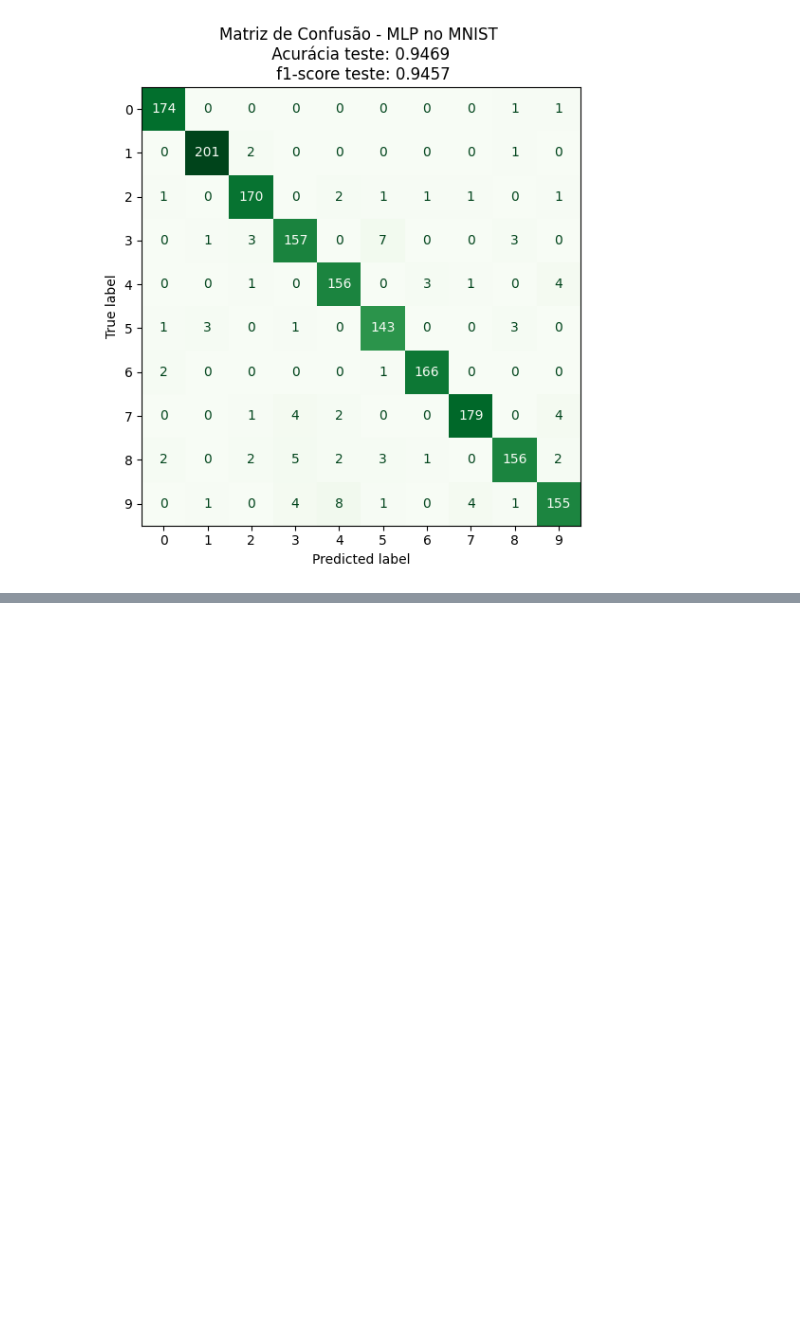
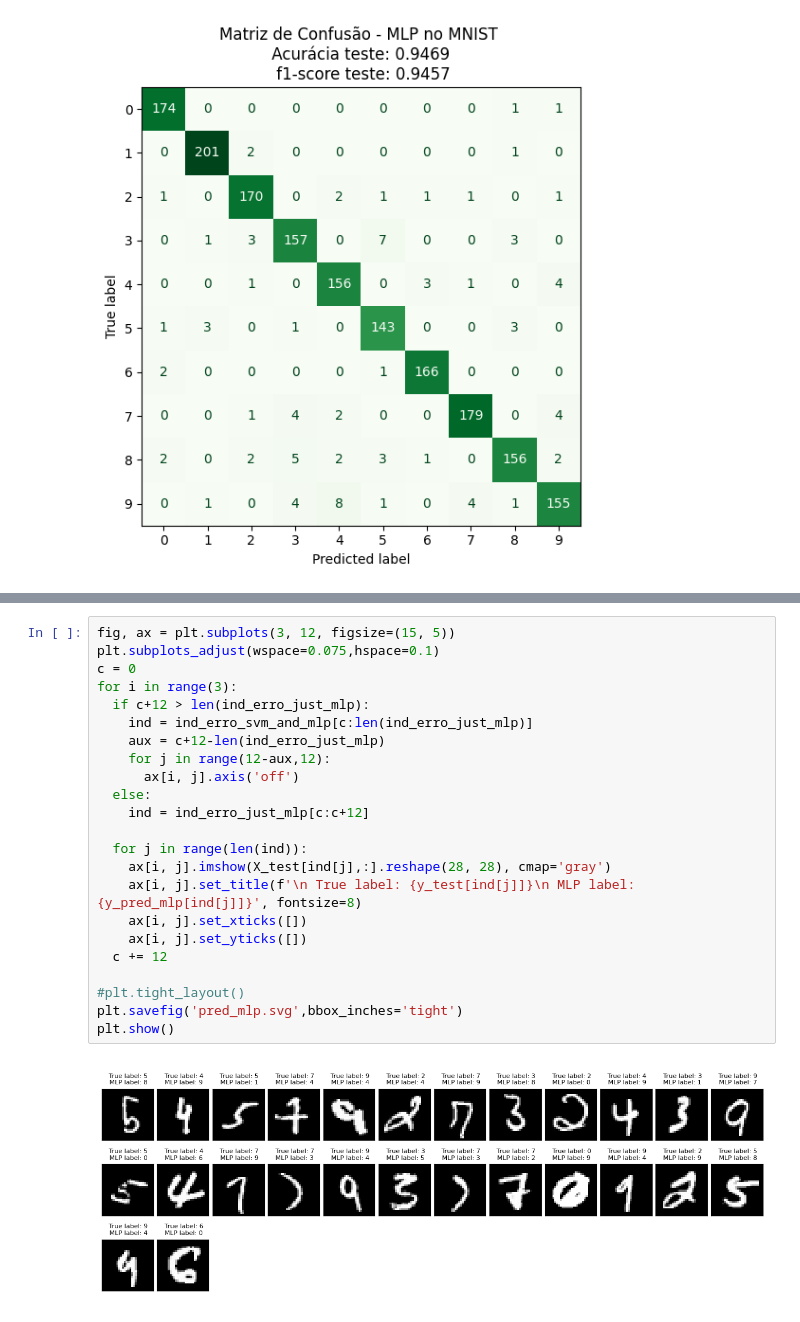
Before and after one commit to JoaoGabriel27/TAEProva2, a Jupyter notebook: Exercicio2.ipynb, the cells around one changed output, grey strips where cells are left out. Drawn from its saved outputs; the diff is of its cells as text; blank space fills up the shorter version.

```diff
--- a/Exercicio2.ipynb
+++ b/Exercicio2.ipynb
@@ -451,0 +515,25 @@ plt.show()
+# %%
+fig, ax = plt.subplots(3, 12, figsize=(15, 5))
+plt.subplots_adjust(wspace=0.075,hspace=0.1)
+c = 0
+for i in range(3):
+  if c+12 > len(ind_erro_just_mlp):
+    ind = ind_erro_svm_and_mlp[c:len(ind_erro_just_mlp)]
+    aux = c+12-len(ind_erro_just_mlp)
+    for j in range(12-aux,12):
+      ax[i, j].axis('off')
+  else:
+    ind = ind_erro_just_mlp[c:c+12]
+
+  for j in range(len(ind)):
+    ax[i, j].imshow(X_test[ind[j],:].reshape(28, 28), cmap='gray')
+    ax[i, j].set_title(f'\n True label: {y_test[ind[j]]}\n MLP label: {y_pred_mlp[ind[j]]}', fontsize=8)
+    ax[i, j].set_xticks([])
+    ax[i, j].set_yticks([])
+  c += 12
+
+#plt.tight_layout()
+plt.savefig('pred_mlp.svg',bbox_inches='tight')
+plt.show()
+# %% [output]
+[figure, added]
```
Also changed, not shown: parts of 7 cells of this notebook.
